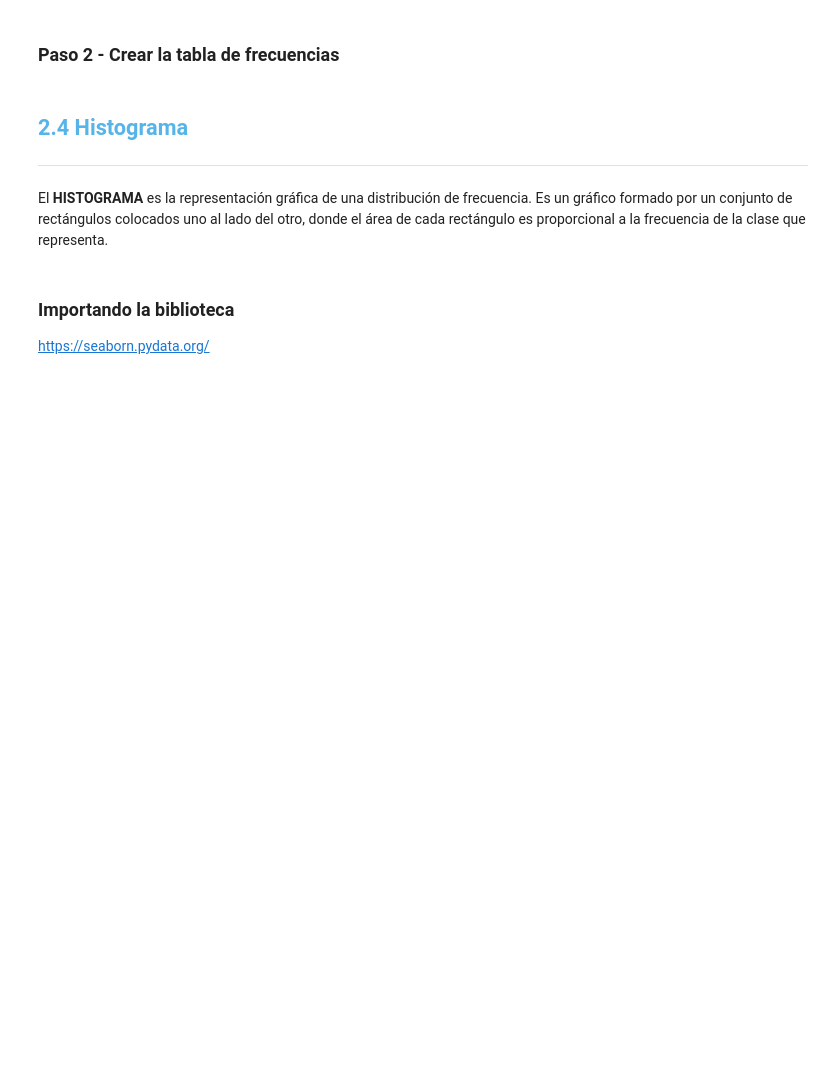
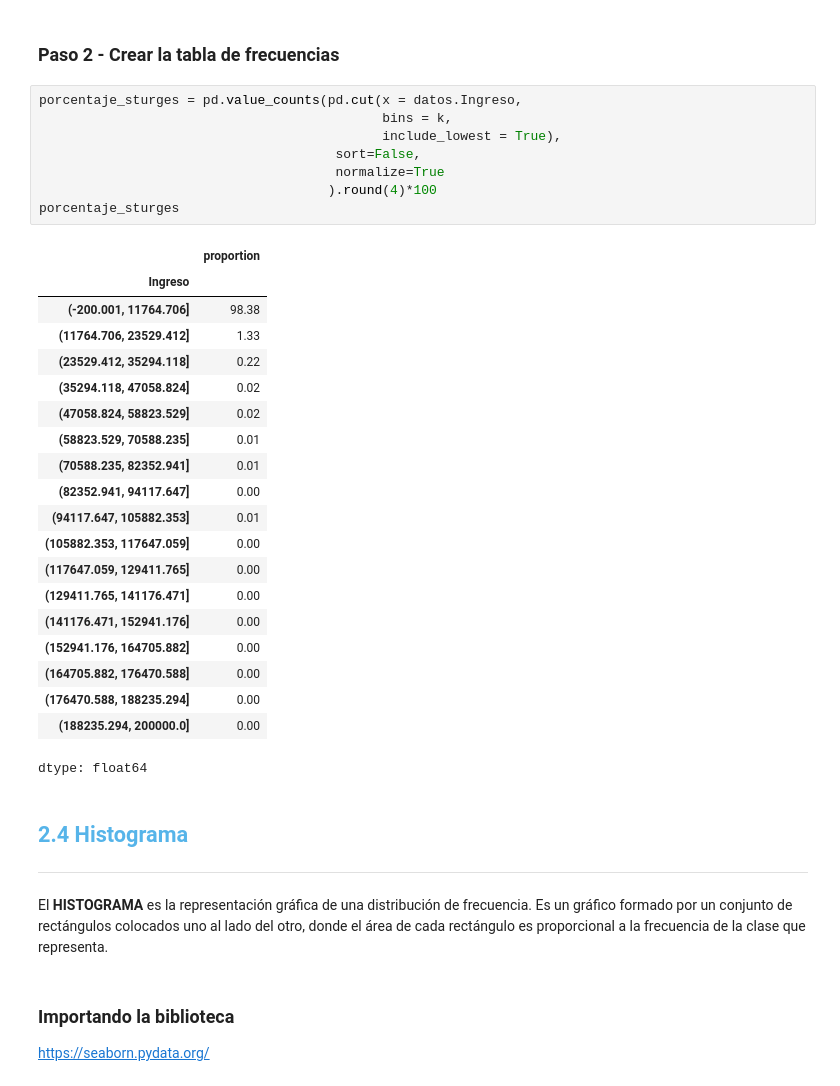
Before and after one commit to Near-o7/curso_estadistica, a Jupyter notebook: Curso_de_Estadística_con_Python_1.ipynb, the cells around one changed output. Cells and saved outputs as stored; diff of their text form; blank space fills up the shorter version.

```diff
--- a/Curso_de_Estadística_con_Python_1.ipynb
+++ b/Curso_de_Estadística_con_Python_1.ipynb
@@ -281,5 +460,34 @@ http://www.numpy.org/
 # %% [markdown]
 ### Paso 2 - Crear la tabla de frecuencias
+# %%
+porcentaje_sturges = pd.value_counts(pd.cut(x = datos.Ingreso,
+                                            bins = k,
+                                            include_lowest = True),
+                                      sort=False,
+                                      normalize=True
+                                     ).round(4)*100
+porcentaje_sturges
+# %% [output]
+|  | proportion |
+| Ingreso |  |
+| (-200.001, 11764.706] | 98.38 |
+| (11764.706, 23529.412] | 1.33 |
+| (23529.412, 35294.118] | 0.22 |
+| (35294.118, 47058.824] | 0.02 |
+| (47058.824, 58823.529] | 0.02 |
+| (58823.529, 70588.235] | 0.01 |
+| (70588.235, 82352.941] | 0.01 |
+| (82352.941, 94117.647] | 0.00 |
+| (94117.647, 105882.353] | 0.01 |
+| (105882.353, 117647.059] | 0.00 |
+| (117647.059, 129411.765] | 0.00 |
+| (129411.765, 141176.471] | 0.00 |
+| (141176.471, 152941.176] | 0.00 |
+| (152941.176, 164705.882] | 0.00 |
+| (164705.882, 176470.588] | 0.00 |
+| (176470.588, 188235.294] | 0.00 |
+| (188235.294, 200000.0] | 0.00 |
+dtype: float64
 # %% [markdown]
 ## <font color=#56B4E9>2.4 Histograma</font>
 ***
```
Also changed, not shown: parts of 25 cells of this notebook.
